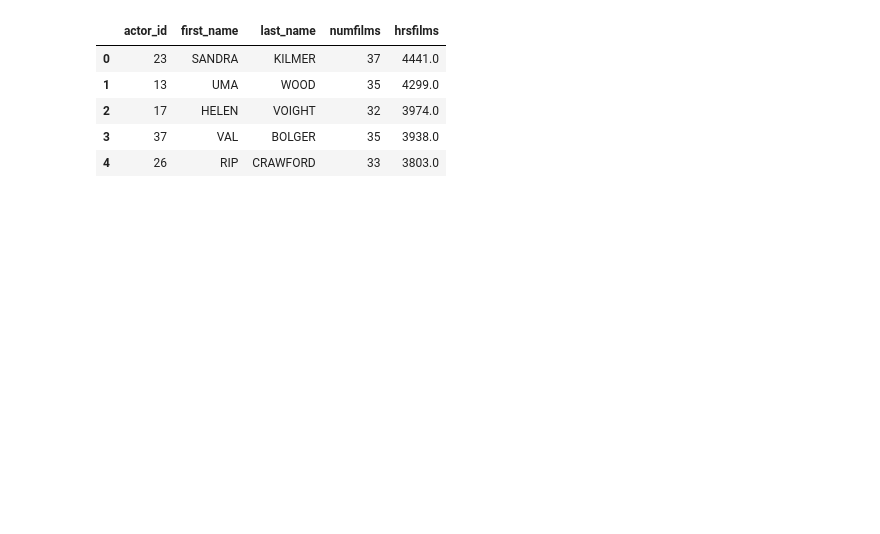
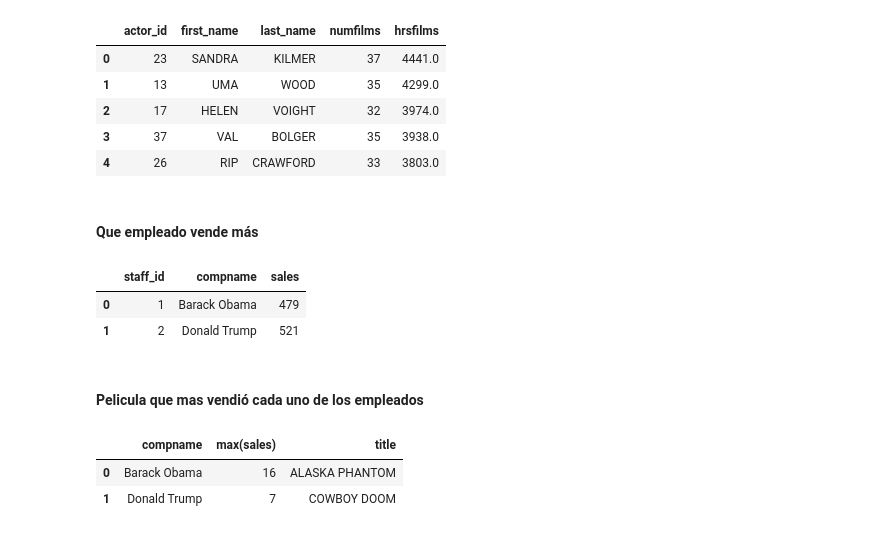
Before and after one commit to Arturo-Rodriguez-Moreno/3_proyecto_sql, a Jupyter notebook: notebook/selects.ipynb, the cells around one changed output. Saved outputs shown, nothing was run; the diff lists cells and outputs as text; code cells hidden in the pictures; blank space fills up the shorter version.

```diff
--- a/notebook/selects.ipynb
+++ b/notebook/selects.ipynb
@@ -91,3 +91,37 @@ show_df(query)
 | 2 | 17 | HELEN | VOIGHT | 32 | 3974.0 |
 | 3 | 37 | VAL | BOLGER | 35 | 3938.0 |
 | 4 | 26 | RIP | CRAWFORD | 33 | 3803.0 |
+# %% [markdown]
+#### Que empleado vende más
+# %%
+query= '''
+
+select
+    staff.staff_id,
+    concat(staff.firstname, ' ', staff.lastname) as compname,
+    count(film.film_id) as sales
+
+
+    from staff
+    join rental
+    on staff.staff_id=rental.staff_id
+
+    join inventory
+    on rental.inventory_id=inventory.inventory_id
+
+    join film
+    on inventory.film_id=film.film_id
+
+    group by compname
+;
+
+
+'''
+# %%
+show_df(query)
+# %% [output]
+|  | staff_id | compname | sales |
+| 0 | 1 | Barack Obama | 479 |
+| 1 | 2 | Donald Trump | 521 |
+# %% [markdown]
+#### Pelicula que mas vendió cada uno de los empleados
@@ -93,0 +161,6 @@ show_df(query)
+# %%
+show_df(query)
+# %% [output]
+|  | compname | max(sales) | title |
+| 0 | Barack Obama | 16 | ALASKA PHANTOM |
+| 1 | Donald Trump | 7 | COWBOY DOOM |
```
Also changed, not shown: parts of 16 cells of this notebook.
